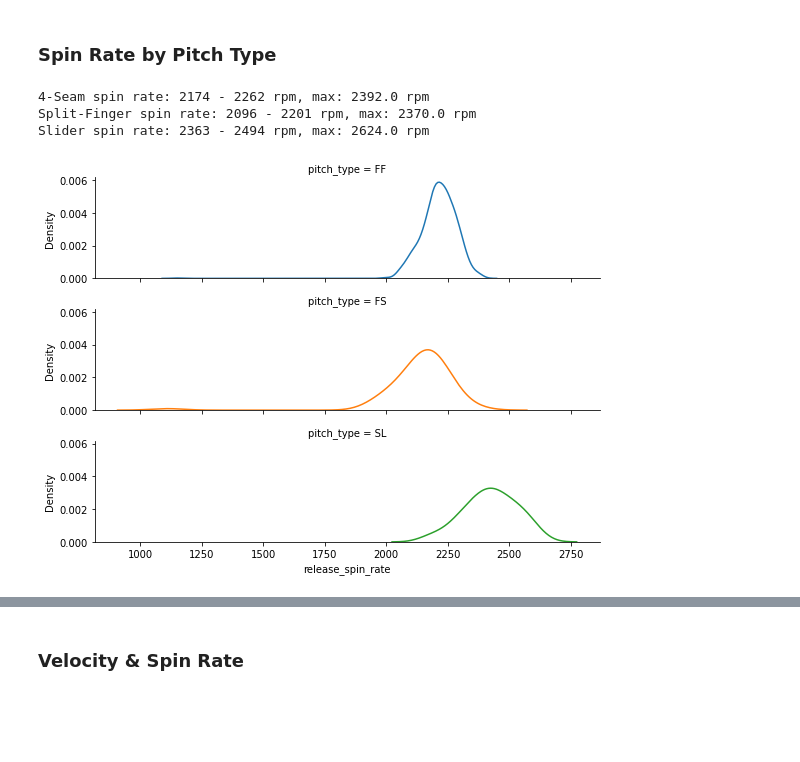
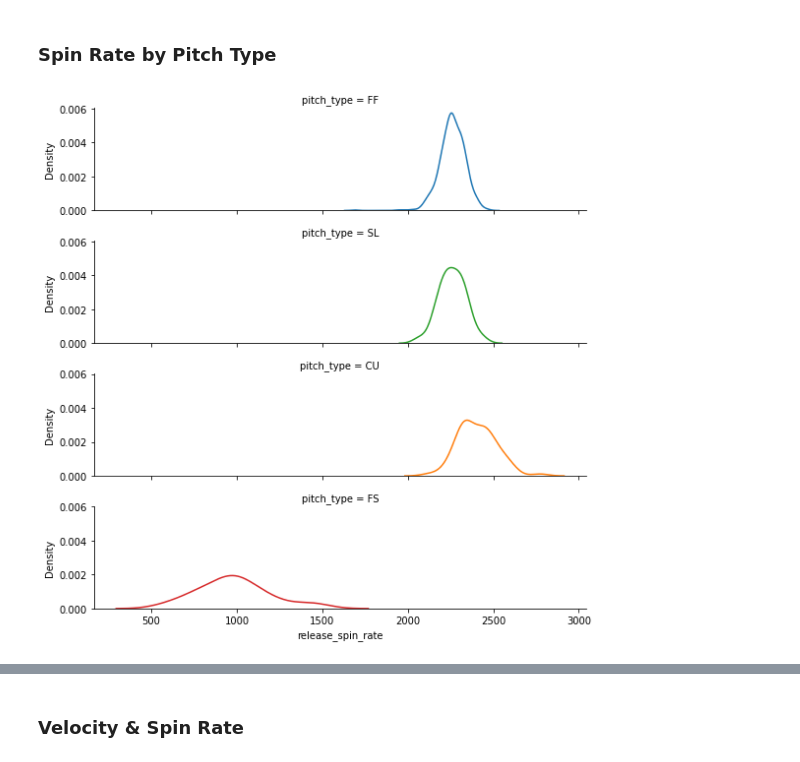
Before and after one commit to anthonyzurke/player-analysis, a Jupyter notebook: pitchers/doollittle-scoutingreport.ipynb, the cells around one changed output, grey strips where cells are left out. Drawn from its saved outputs; the diff is of its cells as text; code cells hidden in the pictures; blank space fills up the shorter version.

```diff
--- a/pitchers/doollittle-scoutingreport.ipynb
+++ b/pitchers/doollittle-scoutingreport.ipynb
@@ -79,2 +73,22 @@ order = ['FF', 'FS', 'SL']
+# %%
+#doolittle.pitch_type.value_counts(normalize=True)
+r_doolittle = doolittle.loc[(doolittle['player_name'] == 'Doolittle, Sean') & (doolittle['stand'] == 'R')].copy()
+l_doolittle = doolittle.loc[(doolittle['player_name'] == 'Doolittle, Sean') & (doolittle['stand'] == 'L')].copy()
+# all hitters
+ff = doolittle.loc[doolittle['pitch_type'] == 'FF']
+cu = doolittle.loc[doolittle['pitch_type'] == 'CU']
+sl = doolittle.loc[doolittle['pitch_type'] == 'SL']
+fs = doolittle.loc[doolittle['pitch_type'] == 'FS']
+# RHH
+r_ff = r_doolittle.loc[r_doolittle['pitch_type'] == 'FF']
+r_cu = r_doolittle.loc[r_doolittle['pitch_type'] == 'CU']
+r_sl = r_doolittle.loc[r_doolittle['pitch_type'] == 'SL']
+r_fs = r_doolittle.loc[r_doolittle['pitch_type'] == 'FS']
+# LHH
+l_ff = l_doolittle.loc[l_doolittle['pitch_type'] == 'FF']
+l_cu = l_doolittle.loc[l_doolittle['pitch_type'] == 'CU']
+l_sl = l_doolittle.loc[l_doolittle['pitch_type'] == 'SL']
+l_fs = l_doolittle.loc[l_doolittle['pitch_type'] == 'FS']
+order = ['FF', 'CU', 'SL', 'FS']
 # %% [markdown]
 # Pitcher Overview
@@ -153,22 +173,7 @@ ax.set_title('Spin Axis', fontdict = font_title, pad = 15);
 # %% [markdown]
 ### Spin Rate by Pitch Type
 # %%
-g = sns.FacetGrid(doolittle, row = 'pitch_type', hue = 'pitch_type', height = 2, aspect = 4, );
-g.map(sns.kdeplot, 'release_spin_rate', palette = 'tab10')
-
-
-print('4-Seam spin rate:',round(ff['release_spin_rate'].quantile(.25)),'-',
-      round(ff['release_spin_rate'].quantile(.75)),'rpm,','max:', round(ff['release_spin_rate'].max(), 2), 'rpm')
-
-
-print('Split-Finger spin rate:',round(fs['release_spin_rate'].quantile(.25)),'-',
-      round(fs['release_spin_rate'].quantile(.75)), 'rpm,','max:',round(fs['release_spin_rate'].max(), 2),'rpm')
-
-print('Slider spin rate:',round(sl['release_spin_rate'].quantile(.25)),
-      '-',round(sl['release_spin_rate'].quantile(.75)),'rpm,',
-      'max:',round(sl['release_spin_rate'].max(),2),'rpm');
+g = sns.FacetGrid(doolittle, row = 'pitch_type', hue = 'pitch_type', height = 2, aspect = 4, hue_order = order);
+g.map(sns.kdeplot, 'release_spin_rate', palette = 'tab10');
 # %% [output]
-4-Seam spin rate: 2174 - 2262 rpm, max: 2392.0 rpm
-Split-Finger spin rate: 2096 - 2201 rpm, max: 2370.0 rpm
-Slider spin rate: 2363 - 2494 rpm, max: 2624.0 rpm
-[figure, old version]
+[figure, new version]
```
Also changed, not shown: parts of 47 cells of this notebook, 1 other file.
